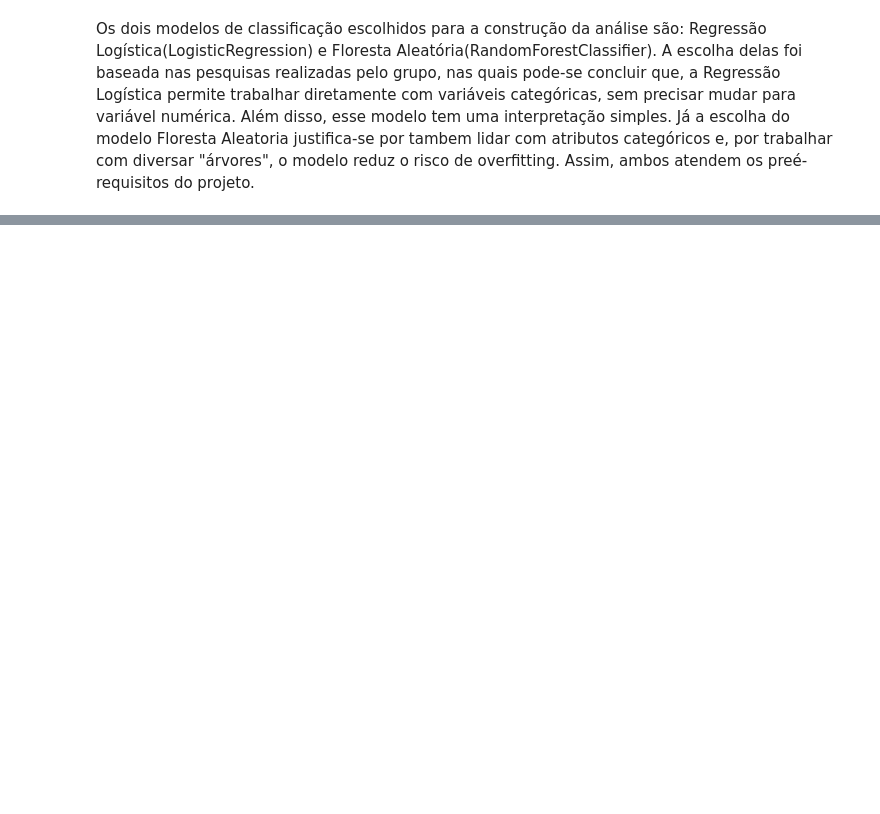
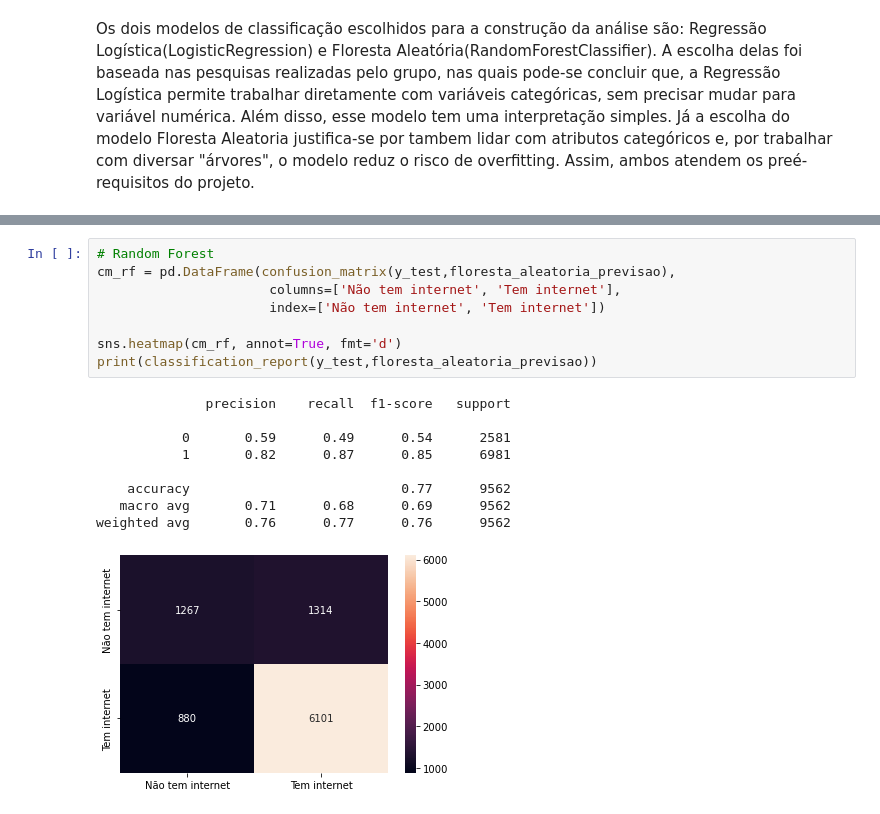
Before and after one commit to insper-classroom/23-1a-cd-p2-gabriel_pedro_daniel, a Jupyter notebook: Projeto.ipynb, the cells around one changed output, grey strips where cells are left out. Saved outputs shown, nothing was run; the diff lists cells and outputs as text; blank space fills up the shorter version.

```diff
--- a/Projeto.ipynb
+++ b/Projeto.ipynb
@@ -292,0 +334,18 @@ import numpy as np
+# %%
+# Random Forest
+cm_rf = pd.DataFrame(confusion_matrix(y_test,floresta_aleatoria_previsao),
+                      columns=['Não tem internet', 'Tem internet'],
+                      index=['Não tem internet', 'Tem internet'])
+
+sns.heatmap(cm_rf, annot=True, fmt='d')
+print(classification_report(y_test,floresta_aleatoria_previsao))
+# %% [output]
+              precision    recall  f1-score   support
+
+           0       0.59      0.49      0.54      2581
+           1       0.82      0.87      0.85      6981
+
+    accuracy                           0.77      9562
+   macro avg       0.71      0.68      0.69      9562
+weighted avg       0.76      0.77      0.76      9562
+[figure, added]
```
Also changed, not shown: parts of 34 cells of this notebook.
